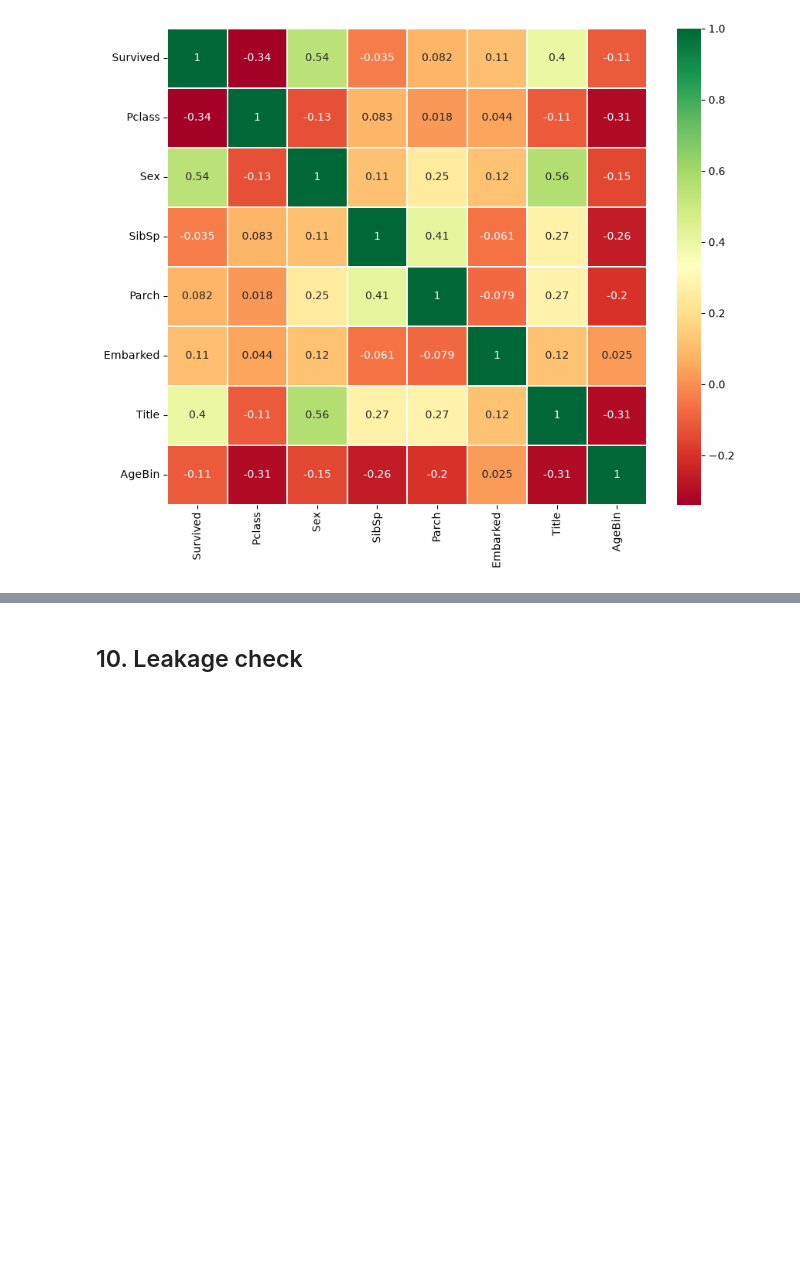
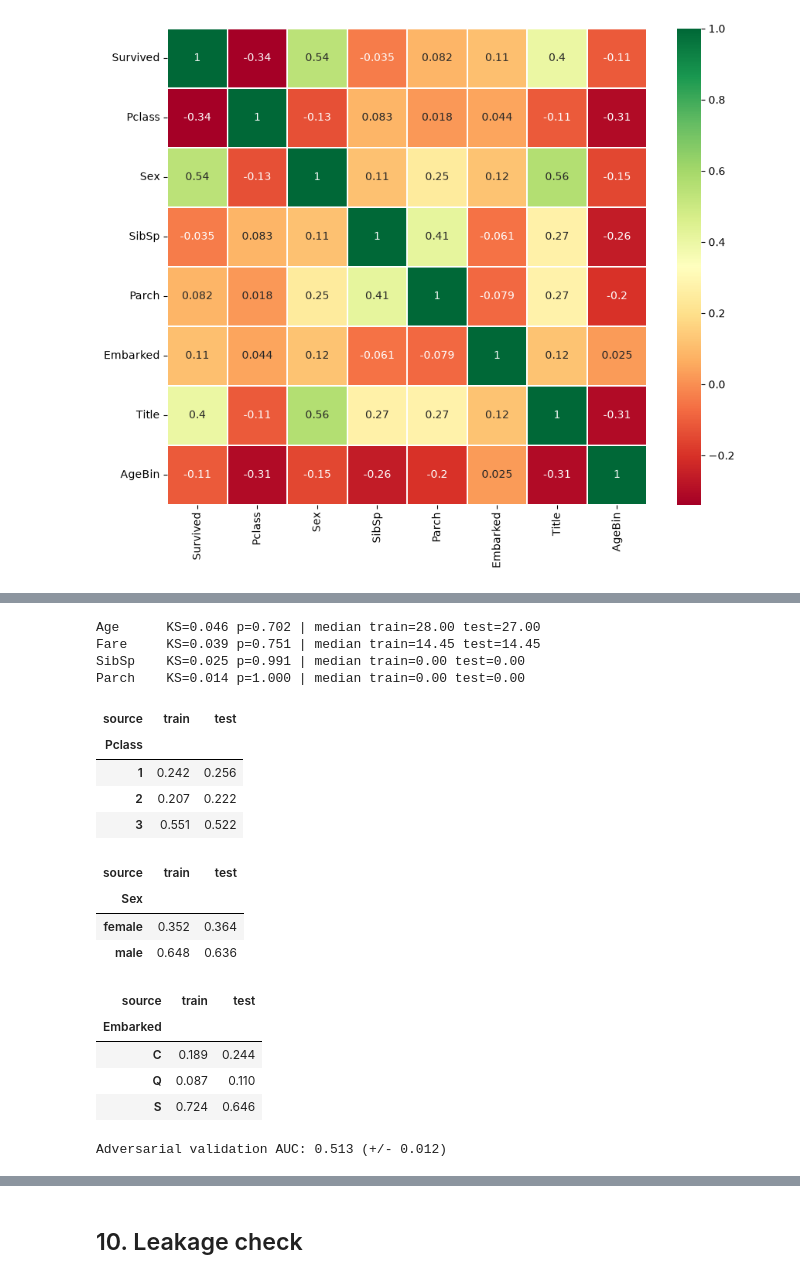
Before and after one commit to oozywaters/kaggle-titanic, a Jupyter notebook: notebooks/eda.ipynb, the cells around one changed output, grey strips where cells are left out. Saved outputs shown, nothing was run; the diff lists cells and outputs as text; code cells hidden in the pictures; blank space fills up the shorter version.

```diff
--- a/notebooks/eda.ipynb
+++ b/notebooks/eda.ipynb
@@ -322,0 +329,66 @@ plt.show()
+# %%
+# Per-feature comparison on fresh copies (train/test are mutated by the sections above)
+from scipy import stats
+
+tr = pd.read_csv("../data/train.csv")
+te = pd.read_csv("../data/test.csv")
+
+for col in ["Age", "Fare", "SibSp", "Parch"]:
+    a, b = tr[col].dropna(), te[col].dropna()
+    ks, p = stats.ks_2samp(a, b)
+    print(f"{col:8s} KS={ks:.3f} p={p:.3f} | median train={a.median():.2f} test={b.median():.2f}")
+
+both = pd.concat([tr.assign(source="train"), te.assign(source="test")])
+
+for col in ["Pclass", "Sex", "Embarked"]:
+    display(
+        pd.crosstab(both[col], both["source"], normalize="columns")[["train", "test"]]
+        .style.format("{:.3f}")
+        .background_gradient(cmap="summer_r", axis=1)
+    )
+# %% [output]
+Age      KS=0.046 p=0.702 | median train=28.00 test=27.00
+Fare     KS=0.039 p=0.751 | median train=14.45 test=14.45
+SibSp    KS=0.025 p=0.991 | median train=0.00 test=0.00
+Parch    KS=0.014 p=1.000 | median train=0.00 test=0.00
+| source | train | test |
+| Pclass |  |  |
+| 1 | 0.242 | 0.256 |
+| 2 | 0.207 | 0.222 |
+| 3 | 0.551 | 0.522 |
+| source | train | test |
+| Sex |  |  |
+| female | 0.352 | 0.364 |
+| male | 0.648 | 0.636 |
+| source | train | test |
+| Embarked |  |  |
+| C | 0.189 | 0.244 |
+| Q | 0.087 | 0.110 |
+| S | 0.724 | 0.646 |
+# %%
+# Adversarial validation: can a model tell train rows from test rows?
+from sklearn.compose import ColumnTransformer
+from sklearn.ensemble import RandomForestClassifier
+from sklearn.impute import SimpleImputer
+from sklearn.model_selection import cross_val_score
+from sklearn.pipeline import Pipeline
+from sklearn.preprocessing import OneHotEncoder
+
+num = ["Age", "Fare", "SibSp", "Parch"]
+cat = ["Pclass", "Sex", "Embarked"]
+
+both = pd.concat([tr.assign(is_test=0), te.assign(is_test=1)], ignore_index=True)
+
+adv = Pipeline([
+    ("pre", ColumnTransformer([
+        ("num", SimpleImputer(strategy="median"), num),
+        ("cat", Pipeline([("impute", SimpleImputer(strategy="most_frequent")),
+                          ("onehot", OneHotEncoder(handle_unknown="ignore"))]), cat),
+    ])),
+    ("rf", RandomForestClassifier(n_estimators=300, random_state=42)),
+])
+
+auc = cross_val_score(adv, both[num + cat], both["is_test"], cv=5, scoring="roc_auc")
+print(f"Adversarial validation AUC: {auc.mean():.3f} (+/- {auc.std():.3f})")  # ~0.5 = no drift
+# %% [output]
+Adversarial validation AUC: 0.513 (+/- 0.012)
```
Also changed, not shown: parts of 13 cells of this notebook.
